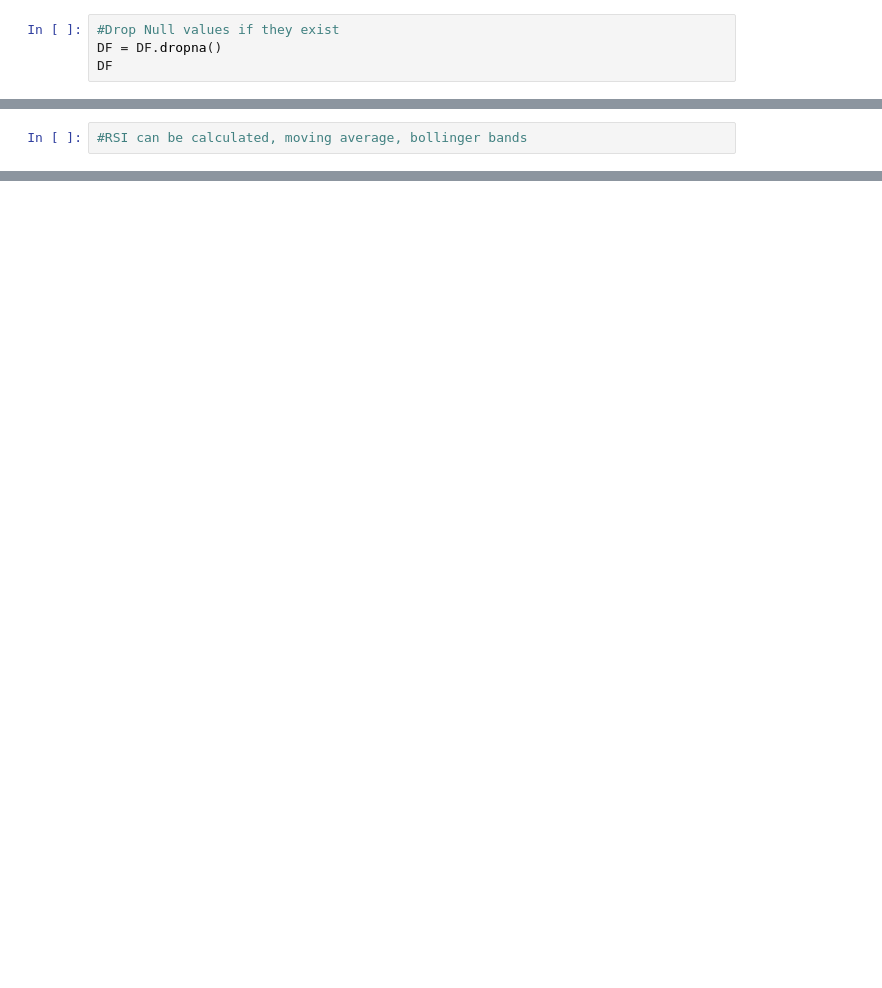
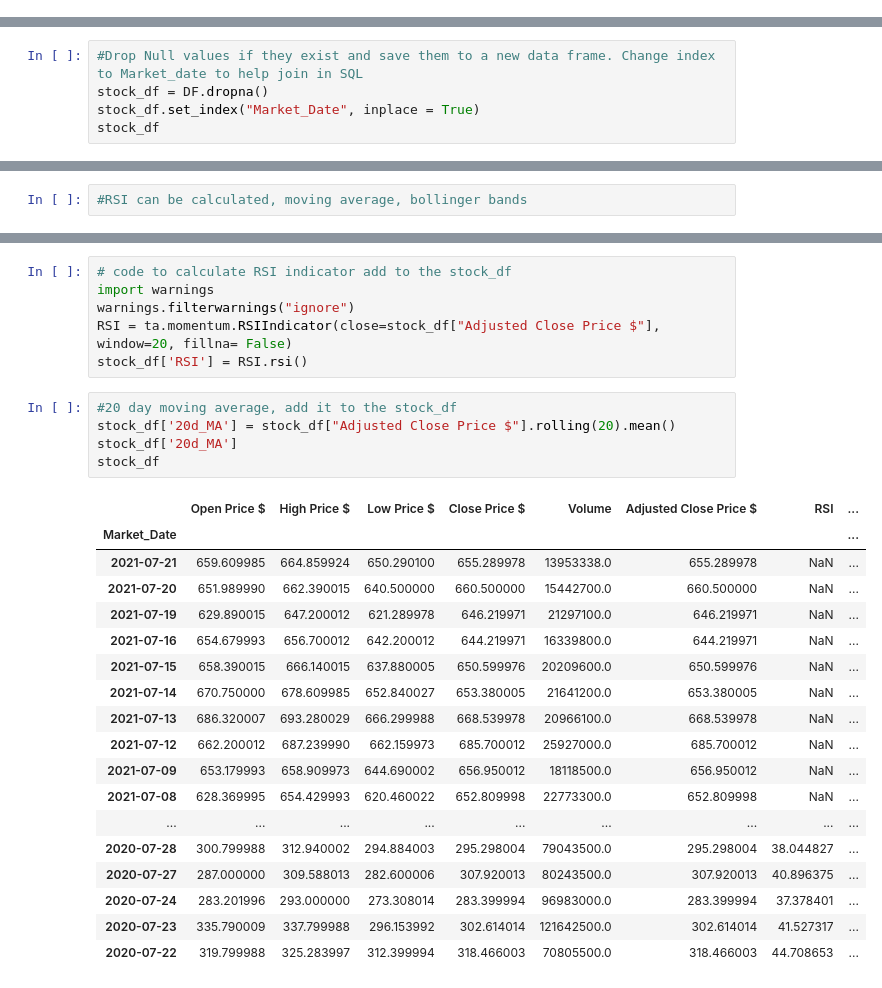
Before and after one commit to mdabbous88/Machine-Learning-Investment, a Jupyter notebook: ML-Investment.ipynb, the cells around one changed output, grey strips where cells are left out. Saved outputs shown, nothing was run; the diff lists cells and outputs as text; blank space fills up the shorter version.

```diff
--- a/ML-Investment.ipynb
+++ b/ML-Investment.ipynb
@@ -182,5 +174 @@ Adjusted Close Price $    5
 dtype: int64
-# %%
-#Drop Null values if they exist
-DF = DF.dropna()
-DF
@@ -200,0 +175,5 @@ DF
+# %%
+#Drop Null values if they exist and save them to a new data frame. Change index to Market_date to help join in SQL
+stock_df = DF.dropna()
+stock_df.set_index("Market_Date", inplace = True)
+stock_df
@@ -246,0 +242,30 @@ print(DF)
+# %%
+# code to calculate RSI indicator add to the stock_df
+import warnings
+warnings.filterwarnings("ignore")
+RSI = ta.momentum.RSIIndicator(close=stock_df["Adjusted Close Price $"], window=20, fillna= False)
+stock_df['RSI'] = RSI.rsi()
+# %%
+#20 day moving average, add it to the stock_df
+stock_df['20d_MA'] = stock_df["Adjusted Close Price $"].rolling(20).mean()
+stock_df['20d_MA']
+stock_df
+# %% [output]
+|  | Open Price $ | High Price $ | Low Price $ | Close Price $ | Volume | Adjusted Close Price $ | RSI | ... |
+| Market_Date |  |  |  |  |  |  |  | ... |
+| 2021-07-21 | 659.609985 | 664.859924 | 650.290100 | 655.289978 | 13953338.0 | 655.289978 | NaN | ... |
+| 2021-07-20 | 651.989990 | 662.390015 | 640.500000 | 660.500000 | 15442700.0 | 660.500000 | NaN | ... |
+| 2021-07-19 | 629.890015 | 647.200012 | 621.289978 | 646.219971 | 21297100.0 | 646.219971 | NaN | ... |
+| 2021-07-16 | 654.679993 | 656.700012 | 642.200012 | 644.219971 | 16339800.0 | 644.219971 | NaN | ... |
+| 2021-07-15 | 658.390015 | 666.140015 | 637.880005 | 650.599976 | 20209600.0 | 650.599976 | NaN | ... |
+| 2021-07-14 | 670.750000 | 678.609985 | 652.840027 | 653.380005 | 21641200.0 | 653.380005 | NaN | ... |
+| 2021-07-13 | 686.320007 | 693.280029 | 666.299988 | 668.539978 | 20966100.0 | 668.539978 | NaN | ... |
+| 2021-07-12 | 662.200012 | 687.239990 | 662.159973 | 685.700012 | 25927000.0 | 685.700012 | NaN | ... |
+| 2021-07-09 | 653.179993 | 658.909973 | 644.690002 | 656.950012 | 18118500.0 | 656.950012 | NaN | ... |
+| 2021-07-08 | 628.369995 | 654.429993 | 620.460022 | 652.809998 | 22773300.0 | 652.809998 | NaN | ... |
+| ... | ... | ... | ... | ... | ... | ... | ... | ... |
+| 2020-07-28 | 300.799988 | 312.940002 | 294.884003 | 295.298004 | 79043500.0 | 295.298004 | 38.044827 | ... |
+| 2020-07-27 | 287.000000 | 309.588013 | 282.600006 | 307.920013 | 80243500.0 | 307.920013 | 40.896375 | ... |
+| 2020-07-24 | 283.201996 | 293.000000 | 273.308014 | 283.399994 | 96983000.0 | 283.399994 | 37.378401 | ... |
+| 2020-07-23 | 335.790009 | 337.799988 | 296.153992 | 302.614014 | 121642500.0 | 302.614014 | 41.527317 | ... |
+| 2020-07-22 | 319.799988 | 325.283997 | 312.399994 | 318.466003 | 70805500.0 | 318.466003 | 44.708653 | ... |
```
Also changed, not shown: parts of 15 cells of this notebook, 3 other files.
